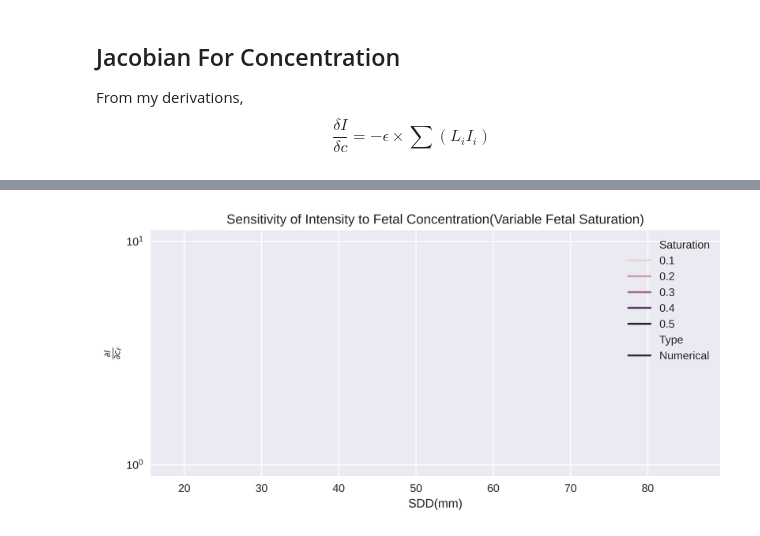
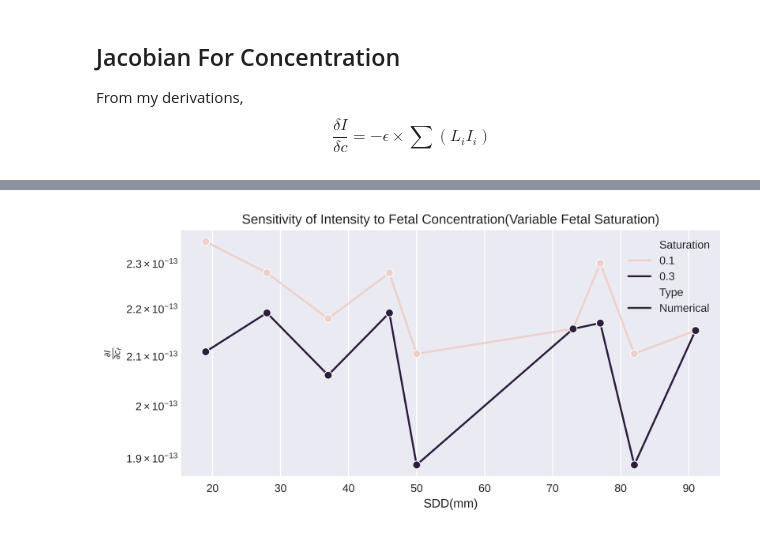
Before and after one commit to dip987/tfo_sensitivity, a Jupyter notebook: notebooks/Jacobian_approach_alt.ipynb, the cells around one changed output, grey strips where cells are left out. Saved outputs shown, nothing was run; the diff lists cells and outputs as text; code cells hidden in the pictures.

```diff
--- a/notebooks/Jacobian_approach_alt.ipynb
+++ b/notebooks/Jacobian_approach_alt.ipynb
@@ -55,11 +58,19 @@ $$
 MATERNAL_Hb = 11.0
 MATERNAL_SAT = 1.0
 FETAL_SAT = 0.60
-FETAL_Hb = 11.0
-DELTA = 0.00001
+FETAL_Hb = 0.1
+
+
+# MATERNAL_Hb = 11.0
+# MATERNAL_SAT = 1.0
+# FETAL_SAT = 0.60
+# FETAL_Hb = 11.0
+
+DELTA_S = 0.001
+DELTA_C = 0.01
 
 data_table = pd.DataFrame(columns=["Saturation", "Derivative", "SDD", "Type"])
-all_fetal_sat = np.arange(0.1, 0.65, 0.2)
+all_fetal_sat = np.arange(0.1, 0.65, 0.5)
 base_mu_map = MU_MAP_BASE1.copy() if wave_int == 1 else MU_MAP_BASE2
 
 for sdd_index in np.arange(2, 20, 2):
@@ -67,11 +78,11 @@ for sdd_index in np.arange(2, 20, 2):
     filtered_photon_data = (raw_sim_data[raw_sim_data["SDD"] == SDD]).copy()
     for fs in all_fetal_sat:
         fs = round(fs, 2)  # np.arange sometimes creates weird numbers... round to 2 decimal places
-        dI = RegularDerivative(
+        dI = JC(
             raw_sim_data,
             sdd_index,
             base_mu_map,
-            DELTA,
+            DELTA_S,
             "FS",
             all_sdd,
             MATERNAL_Hb,
@@ -99,21 +111,18 @@ Text(0, 0.5, '$\\frac{\\partial I}{\\partial S_f} $')
 __Remarks__ : This plot is done for a constant c. The partial derivative of the first term(The $\frac{\partial log(|A(c)|)}{\partial c}$) does not have any term related to SDD. According to that part, the derivative is constant. But clearly, the derivative is not. So this would be the effect of the second term.
 # %%
 data_table = pd.DataFrame(columns=["Concentration (g/dL)", "Derivative", "SDD", "Type"])
-all_fetal_c = np.arange(11.0, 16.1, 0.5)
-all_fetal_sat = np.arange(0.1, 0.65, 0.2)
+all_fetal_c = np.arange(11.0, 16.1, 1.0)
 base_mu_map = MU_MAP_BASE1.copy() if wave_int == 1 else MU_MAP_BASE2
 
 for sdd_index in np.arange(2, 20, 2):
     SDD = all_sdd[sdd_index]
     filtered_photon_data = (raw_sim_data[raw_sim_data["SDD"] == SDD]).copy()
     for fc in all_fetal_c:
-        # for ms in [1.0, 2.0, 3.0, 4.0]:
-        # dI = RegularDerivative(raw_sim_data, sdd_index, base_mu_map, DELTA, 'FS', all_sdd, MATERNAL_Hb, MATERNAL_SAT, FETAL_Hb, fs, wave_int, mu_a_eqn).calculate_jacobian()
-        dI = RegularDerivative(
+        dI = JC(
             raw_sim_data,
             sdd_index,
             base_mu_map,
-            DELTA,
+            DELTA_S,
             "FS",
             all_sdd,
             MATERNAL_Hb,
@@ -144,7 +154,7 @@ $$
 $$
 # %%
 data_table = pd.DataFrame(columns=["Concentration(g/dL)", "Derivative", "SDD", "Type"])
-all_fetal_conc = np.arange(11.0, 16.1, 0.5)
+all_fetal_conc = np.arange(11.0, 16.1, 1.0)
 base_mu_map = MU_MAP_BASE1.copy() if wave_int == 1 else MU_MAP_BASE2
 
 
@@ -152,11 +162,11 @@ for sdd_index in np.arange(2, 20, 2):
     SDD = all_sdd[sdd_index]
     filtered_photon_data = (raw_sim_data[raw_sim_data["SDD"] == SDD]).copy()
     for fc in all_fetal_conc:
-        dI = RegularDerivative(
+        dI = JC(
             raw_sim_data,
             sdd_index,
             base_mu_map,
-            DELTA,
+            DELTA_C,
             "FC",
             all_sdd,
             MATERNAL_Hb,
@@ -193,6 +202,6 @@ plt.tight_layout()
 # %%
 data_table = pd.DataFrame(columns=["Saturation", "Derivative", "SDD", "Type"])
-all_fetal_sat = np.arange(0.10, 0.60, 0.10)
+all_fetal_sat = np.arange(0.10, 0.50, 0.20)
 base_mu_map = MU_MAP_BASE1.copy() if wave_int == 1 else MU_MAP_BASE2
 
 for sdd_index in np.arange(2, 20, 2):
@@ -200,11 +209,11 @@ for sdd_index in np.arange(2, 20, 2):
     filtered_photon_data = (raw_sim_data[raw_sim_data["SDD"] == SDD]).copy()
     for fs in all_fetal_sat:
         fs = round(fs, 2)
-        dI = RegularDerivative(
+        dI = JC(
             raw_sim_data,
             sdd_index,
             base_mu_map,
-            DELTA,
+            DELTA_C,
             "FC",
             all_sdd,
             MATERNAL_Hb,
@@ -220,12 +229,13 @@ for sdd_index in np.arange(2, 20, 2):
         data_table.loc[len(data_table)] = new_row1
 # %%
 plt.figure(figsize=(8, 4))
+data_table['Derivative'] = np.abs(data_table['Derivative'])
 sns.lineplot(data=data_table, x='SDD', y='Derivative', hue='Saturation', style='Type', marker='o')
 plt.title('Sensitivity of Intensity to Fetal Concentration(Variable Fetal Saturation)')
 plt.legend()
 plt.yscale('log')
 plt.xlabel('SDD(mm)')
 plt.ylabel(r'$\frac{\partial I}{\partial c_f} $')
 plt.tight_layout()
 # %% [output]
-[figure, old version]
+[figure, new version]
```
Also changed, not shown: parts of 6 cells of this notebook, 6 other files.
